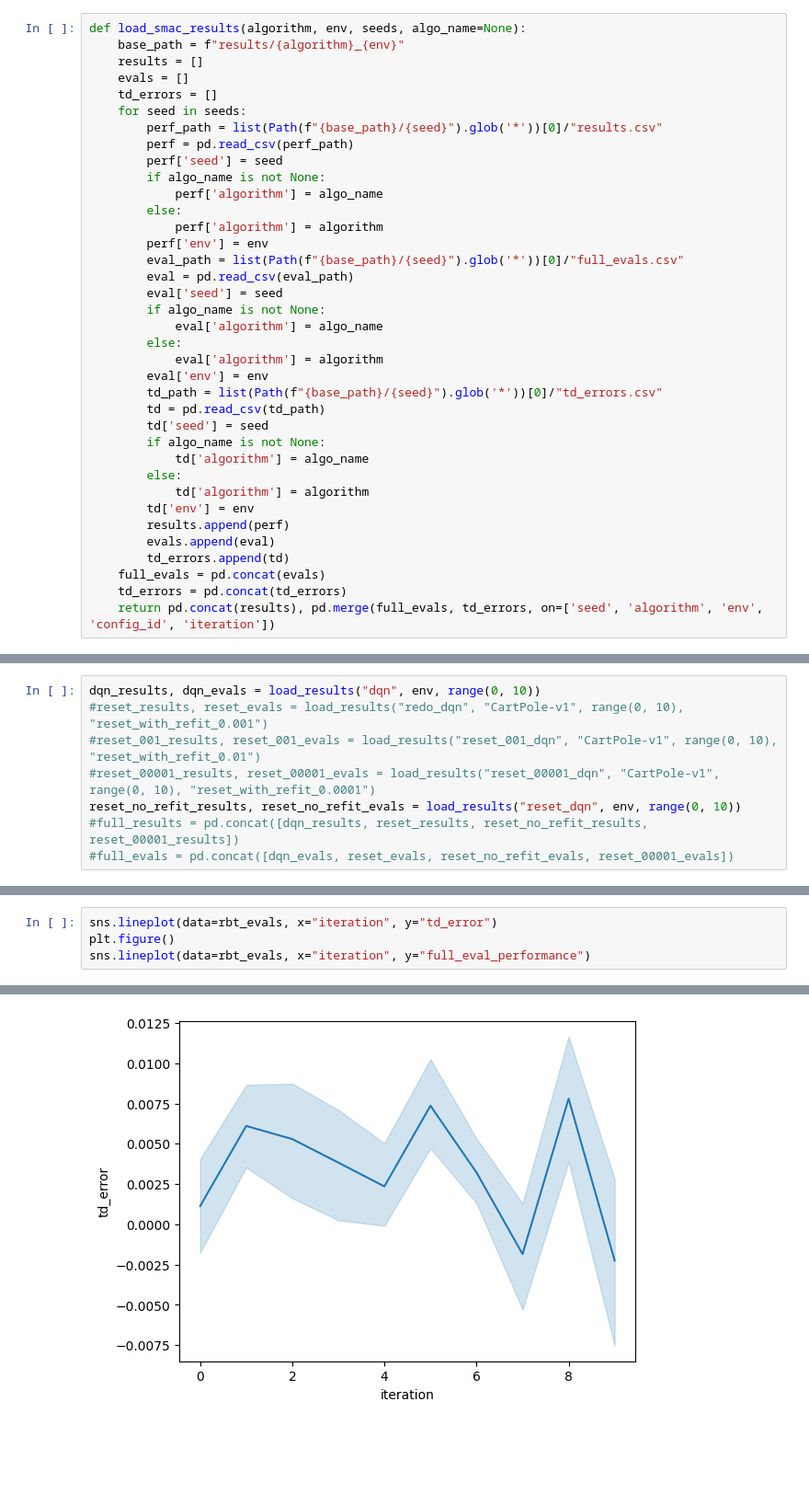
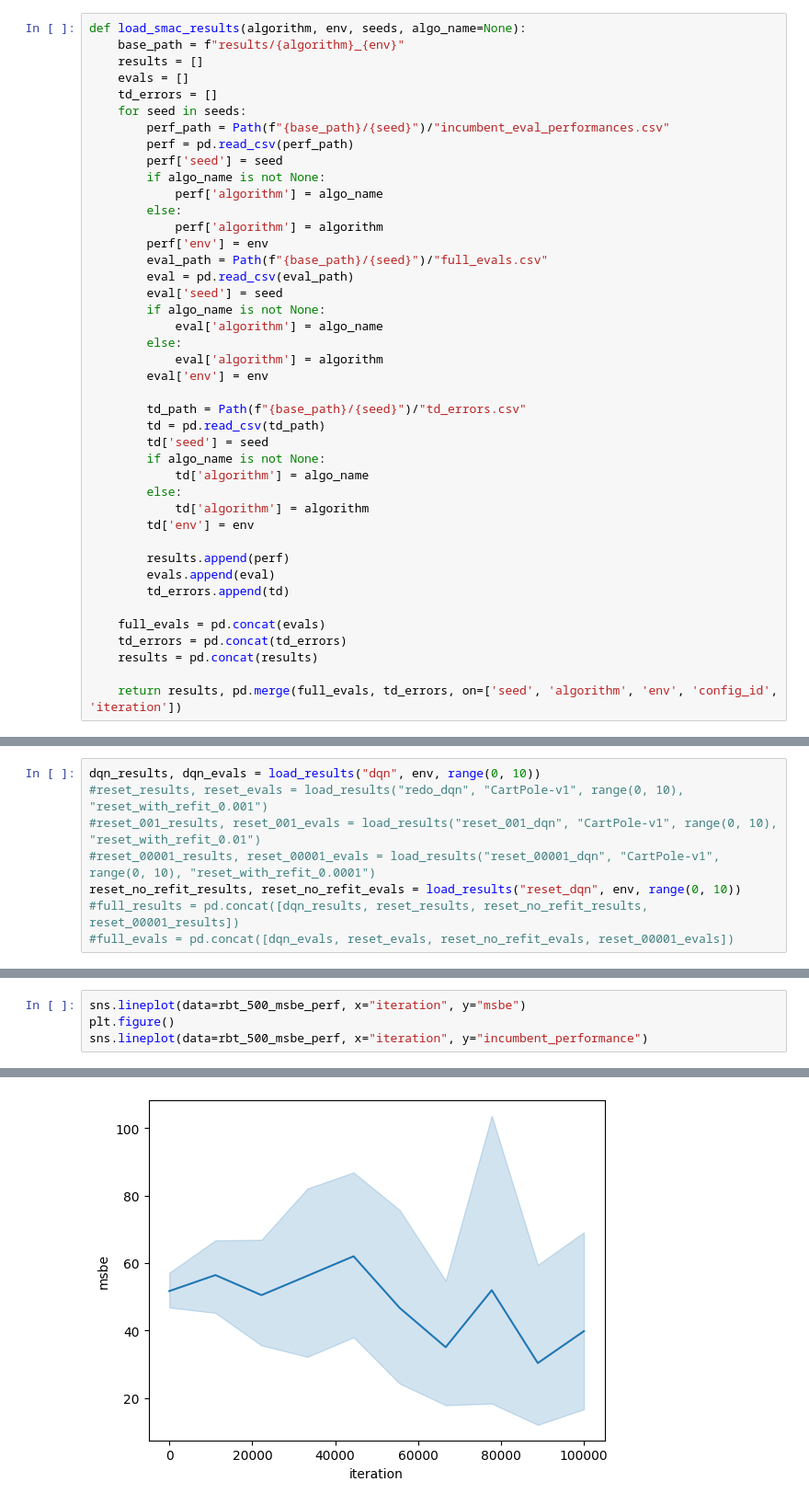
Before and after one commit to TheEimer/rbt, a Jupyter notebook: plot_results.ipynb, the cells around one changed output, grey strips where cells are left out. Shown at 92% size. Saved outputs shown, nothing was run; the diff lists cells and outputs as text; blank space fills up the shorter version.

Commit message:
results for RBT on different budgets

```diff
--- a/plot_results.ipynb
+++ b/plot_results.ipynb
@@ -35,7 +35,7 @@ def load_smac_results(algorithm, env, seeds, algo_name=None):
     evals = []
     td_errors = []
     for seed in seeds:
-        perf_path = list(Path(f"{base_path}/{seed}").glob('*'))[0]/"results.csv"
+        perf_path = Path(f"{base_path}/{seed}")/"incumbent_eval_performances.csv"
         perf = pd.read_csv(perf_path)
         perf['seed'] = seed
         if algo_name is not None:
@@ -43,7 +43,7 @@ def load_smac_results(algorithm, env, seeds, algo_name=None):
         else:
             perf['algorithm'] = algorithm
         perf['env'] = env
-        eval_path = list(Path(f"{base_path}/{seed}").glob('*'))[0]/"full_evals.csv"
+        eval_path = Path(f"{base_path}/{seed}")/"full_evals.csv"
         eval = pd.read_csv(eval_path)
         eval['seed'] = seed
         if algo_name is not None:
@@ -51,7 +51,8 @@ def load_smac_results(algorithm, env, seeds, algo_name=None):
         else:
             eval['algorithm'] = algorithm
         eval['env'] = env
-        td_path = list(Path(f"{base_path}/{seed}").glob('*'))[0]/"td_errors.csv"
+
+        td_path = Path(f"{base_path}/{seed}")/"td_errors.csv"
         td = pd.read_csv(td_path)
         td['seed'] = seed
         if algo_name is not None:
@@ -59,12 +60,16 @@ def load_smac_results(algorithm, env, seeds, algo_name=None):
         else:
             td['algorithm'] = algorithm
         td['env'] = env
+
         results.append(perf)
         evals.append(eval)
         td_errors.append(td)
+
     full_evals = pd.concat(evals)
     td_errors = pd.concat(td_errors)
-    return pd.concat(results), pd.merge(full_evals, td_errors, on=['seed', 'algorithm', 'env', 'config_id', 'iteration'])
+    results = pd.concat(results)
+
+    return results, pd.merge(full_evals, td_errors, on=['seed', 'algorithm', 'env', 'config_id', 'iteration'])
 # %%
 def load_pbt_results(algorithm, env, seeds, algo_name=None):
     base_path = f"results/{algorithm}_{env}"
@@ -128,5 +213,5 @@ sns.lineplot(data=pb2_results.groupby(by=["iteration", "seed"]).max().reset_inde
 # %%
-sns.lineplot(data=rbt_evals, x="iteration", y="td_error")
+sns.lineplot(data=rbt_500_msbe_perf, x="iteration", y="msbe")
 plt.figure()
-sns.lineplot(data=rbt_evals, x="iteration", y="full_eval_performance")
+sns.lineplot(data=rbt_500_msbe_perf, x="iteration", y="incumbent_performance")
 # %% [output]
@@ -134 +219 @@ sns.lineplot(data=rbt_evals, x="iteration", y="full_eval_performance")
-[figure, old version]
+[figure, new version]
```
Also changed, not shown: parts of 11 cells of this notebook, 19 other files.
